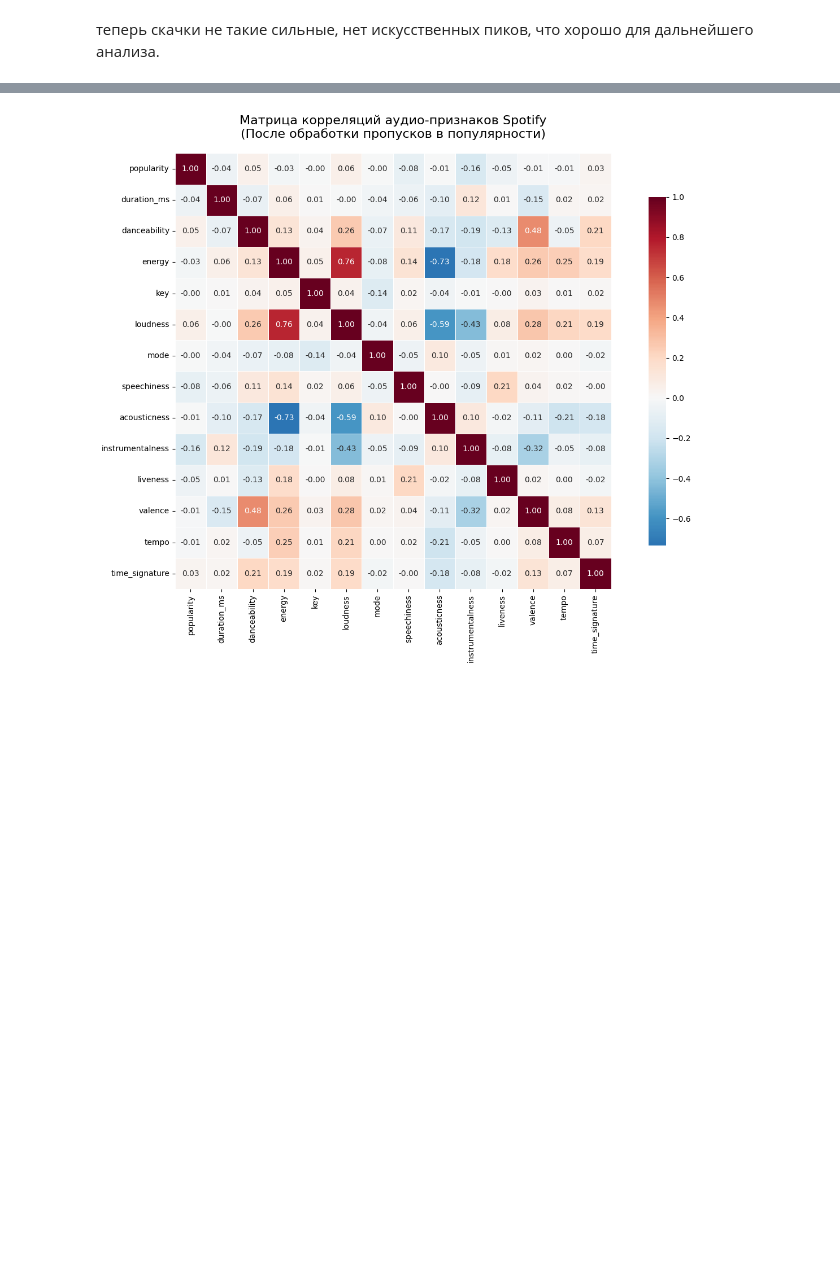
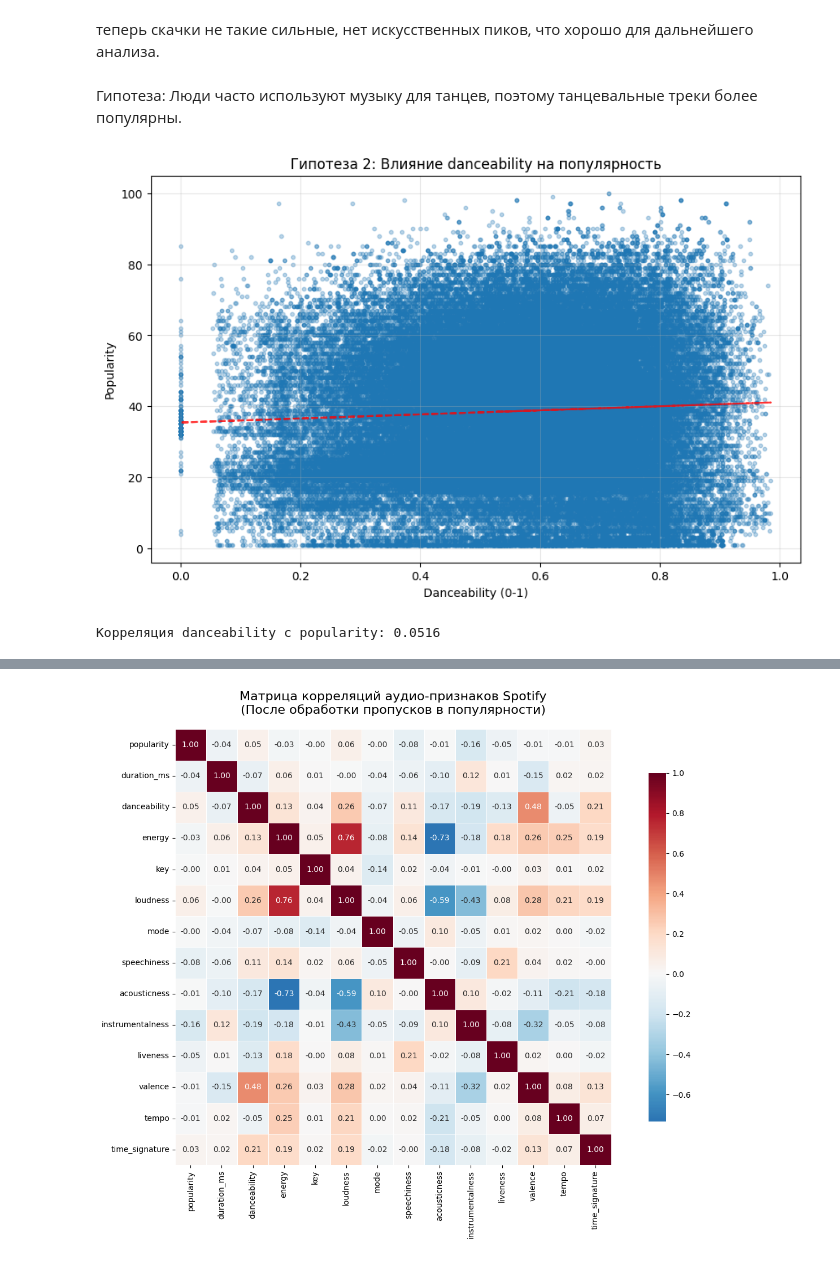
Before and after one commit to Supbombom/spotify, a Jupyter notebook: Spotify.ipynb, the cells around one changed output, grey strips where cells are left out. Saved outputs shown, nothing was run; the diff lists cells and outputs as text; code cells hidden in the pictures; blank space fills up the shorter version.

```diff
--- a/Spotify.ipynb
+++ b/Spotify.ipynb
@@ -130,3 +127,25 @@ plt.show()
 [figure]
 # %% [markdown]
 теперь скачки не такие сильные, нет искусственных пиков, что хорошо для дальнейшего анализа.
+# %% [markdown]
+Гипотеза: Люди часто используют музыку для танцев, поэтому танцевальные треки более популярны.
+# %%
+plt.figure(figsize=(10, 6))
+plt.scatter(df_processed['danceability'], df_processed['popularity'], alpha=0.3, s=10)
+plt.title('Гипотеза 2: Влияние danceability на популярность')
+plt.xlabel('Danceability (0-1)')
+plt.ylabel('Popularity')
+plt.grid(True, alpha=0.3)
+
+# Линия тренда
+z = np.polyfit(df_processed['danceability'], df_processed['popularity'], 1)
+p = np.poly1d(z)
+plt.plot(df_processed['danceability'], p(df_processed['danceability']), "r--", alpha=0.8)
+
+plt.show()
+
+corr = df_processed['danceability'].corr(df_processed['popularity'])
+print(f"Корреляция danceability с popularity: {corr:.4f}")
+# %% [output]
+[figure, added]
+Корреляция danceability с popularity: 0.0516
```
Also changed, not shown: parts of 23 cells of this notebook.
